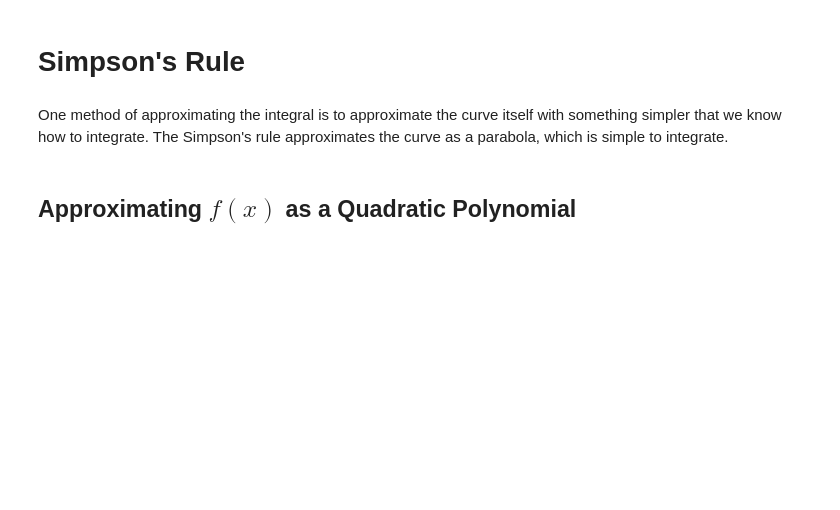
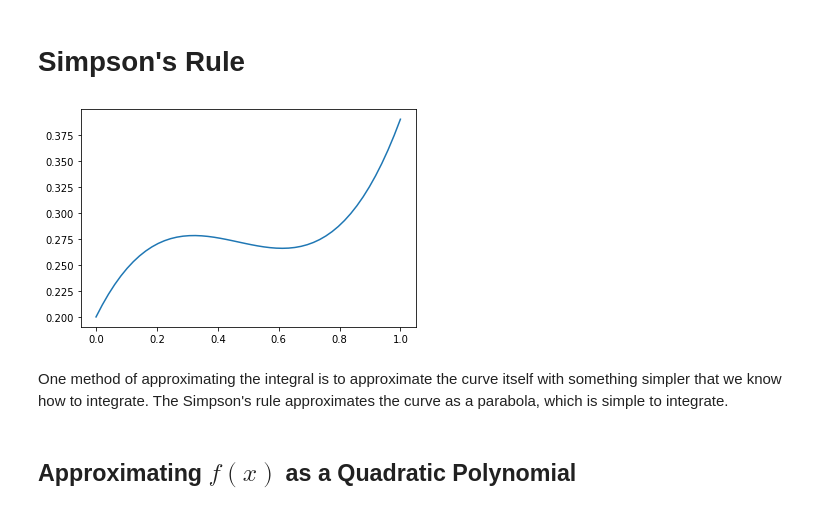
Before and after one commit to maystey/uct_nassp_cm2020, a Jupyter notebook: content/integration/simpson.ipynb, the cells around one changed output. Drawn from its saved outputs; the diff is of its cells as text; code cells hidden in the pictures; blank space fills up the shorter version.

```diff
--- a/content/integration/simpson.ipynb
+++ b/content/integration/simpson.ipynb
@@ -3,3 +8,13 @@
+# %%
+def f(x):
+    return x*(x-0.7)**2 + 0.1*x + 0.2
+
+x = np.linspace(0, 1)
+plt.plot(x, f(x))
+
+plt.show()
+# %% [output]
+[figure, added]
 # %% [markdown]
 One method of approximating the integral is to approximate the curve itself with something simpler that we know how to integrate. The Simpson's rule approximates the curve as a parabola, which is simple to integrate.
 # %% [markdown]
```
Also changed, not shown: parts of 15 cells of this notebook, 8 other files.
